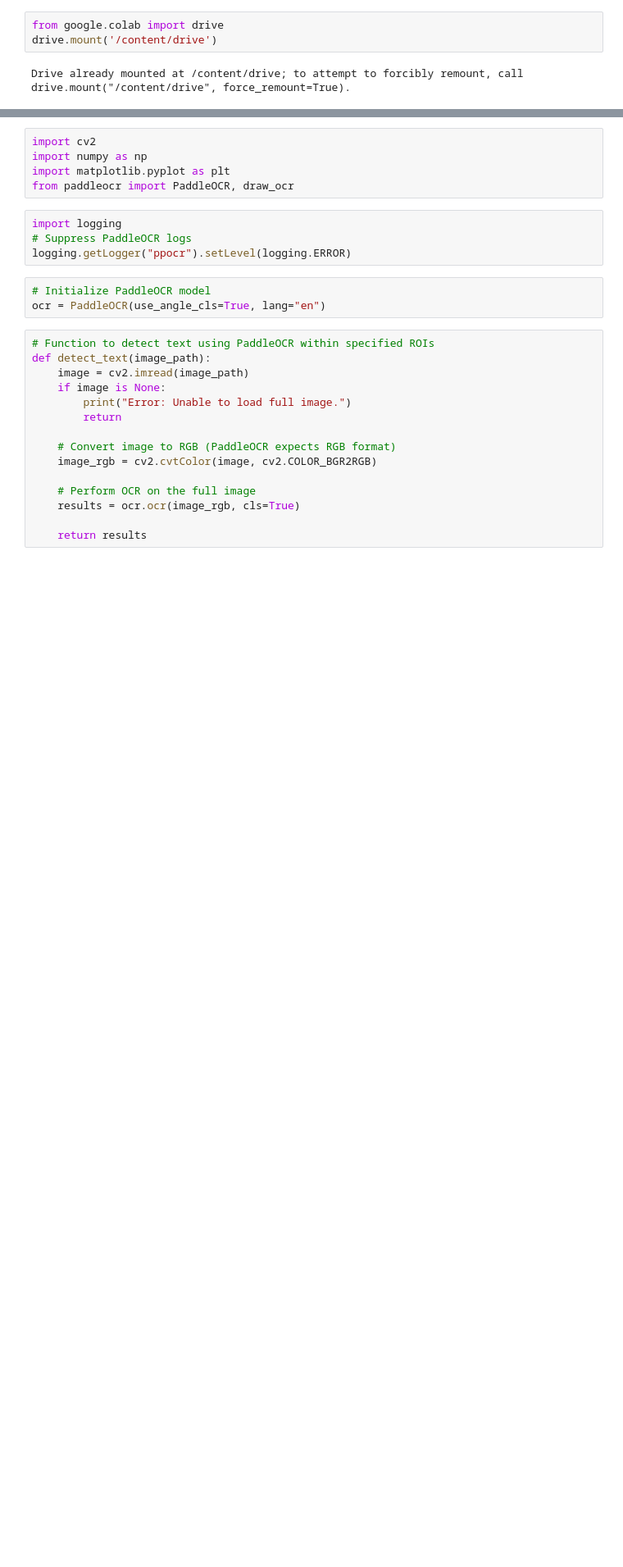
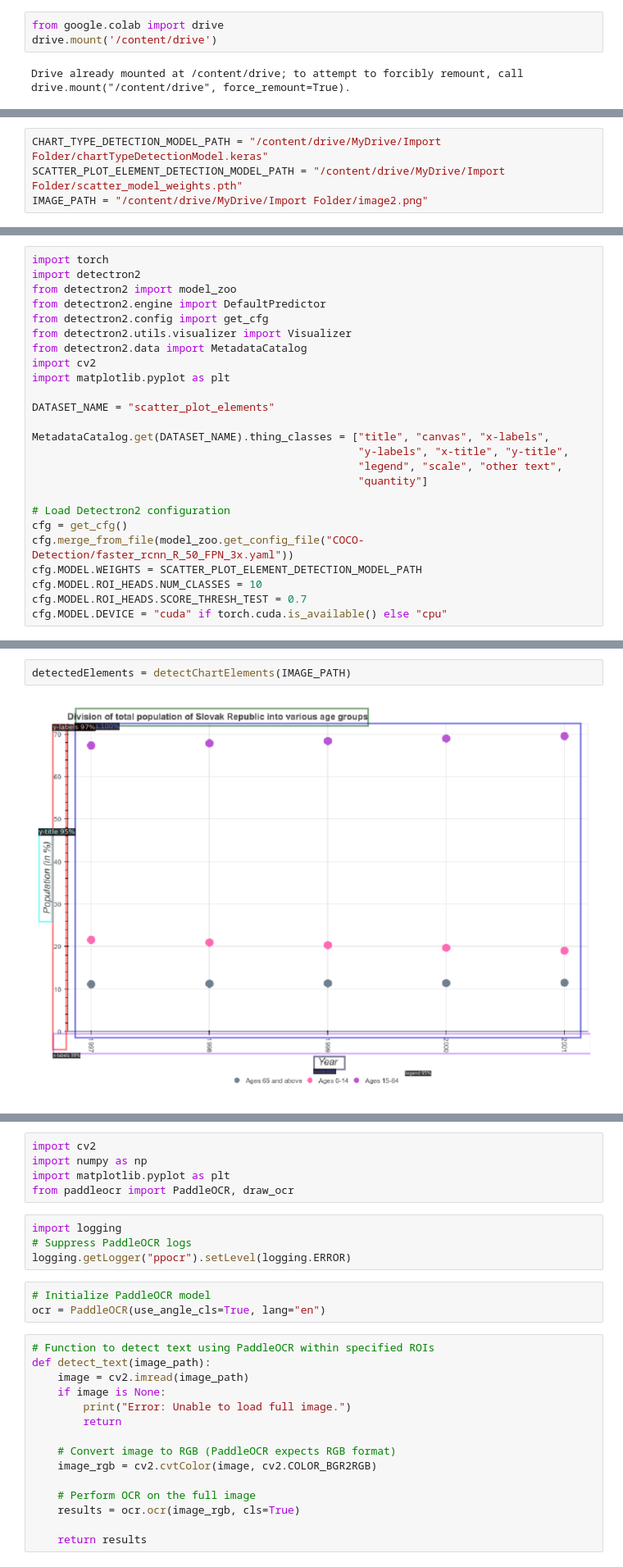
Before and after one commit to AryanAAB/Chart-Detection, a Jupyter notebook: ChartTextDetection.ipynb, the cells around one changed output, grey strips where cells are left out. Shown: that part at 82% size. Drawn from its saved outputs; the diff is of its cells as text; blank space fills up the shorter version.

```diff
--- a/ChartTextDetection.ipynb
+++ b/ChartTextDetection.ipynb
@@ -27,0 +88,4 @@ IMAGE_PATH = "/content/drive/MyDrive/Import Folder/image.png"
+# %%
+CHART_TYPE_DETECTION_MODEL_PATH = "/content/drive/MyDrive/Import Folder/chartTypeDetectionModel.keras"
+SCATTER_PLOT_ELEMENT_DETECTION_MODEL_PATH = "/content/drive/MyDrive/Import Folder/scatter_model_weights.pth"
+IMAGE_PATH = "/content/drive/MyDrive/Import Folder/image2.png"
@@ -27,0 +125,25 @@ IMAGE_PATH = "/content/drive/MyDrive/Import Folder/image.png"
+# %%
+import torch
+import detectron2
+from detectron2 import model_zoo
+from detectron2.engine import DefaultPredictor
+from detectron2.config import get_cfg
+from detectron2.utils.visualizer import Visualizer
+from detectron2.data import MetadataCatalog
+import cv2
+import matplotlib.pyplot as plt
+
+DATASET_NAME = "scatter_plot_elements"
+
+MetadataCatalog.get(DATASET_NAME).thing_classes = ["title", "canvas", "x-labels",
+                                                   "y-labels", "x-title", "y-title",
+                                                   "legend", "scale", "other text",
+                                                   "quantity"]
+
+# Load Detectron2 configuration
+cfg = get_cfg()
+cfg.merge_from_file(model_zoo.get_config_file("COCO-Detection/faster_rcnn_R_50_FPN_3x.yaml"))
+cfg.MODEL.WEIGHTS = SCATTER_PLOT_ELEMENT_DETECTION_MODEL_PATH
+cfg.MODEL.ROI_HEADS.NUM_CLASSES = 10
+cfg.MODEL.ROI_HEADS.SCORE_THRESH_TEST = 0.7
+cfg.MODEL.DEVICE = "cuda" if torch.cuda.is_available() else "cpu"
@@ -27,0 +199,4 @@ IMAGE_PATH = "/content/drive/MyDrive/Import Folder/image.png"
+# %%
+detectedElements = detectChartElements(IMAGE_PATH)
+# %% [output]
+[figure, added]
```
Also changed, not shown: parts of 23 cells of this notebook, 9 other files.
